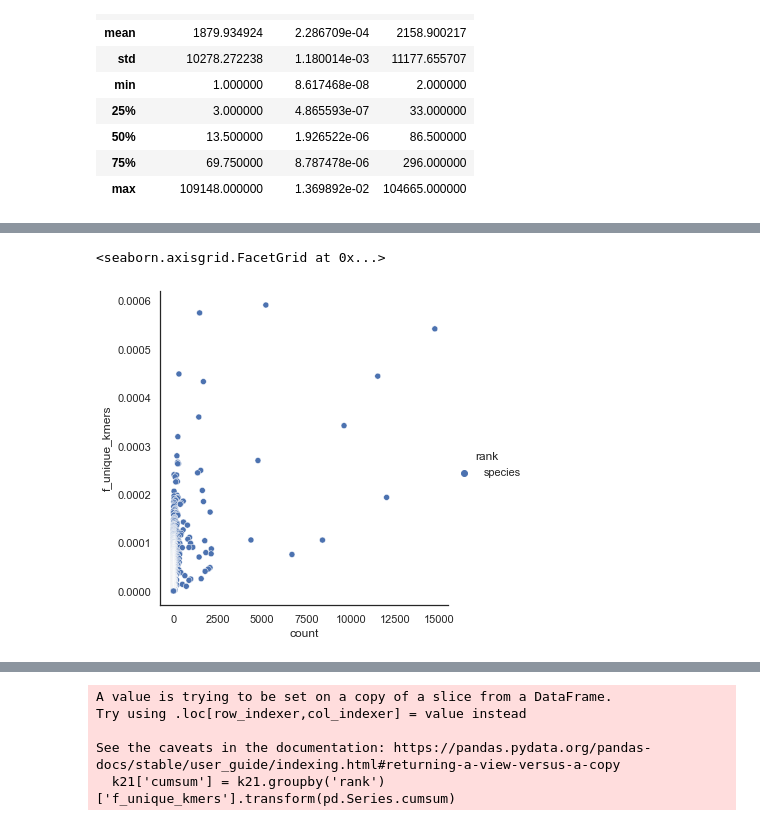
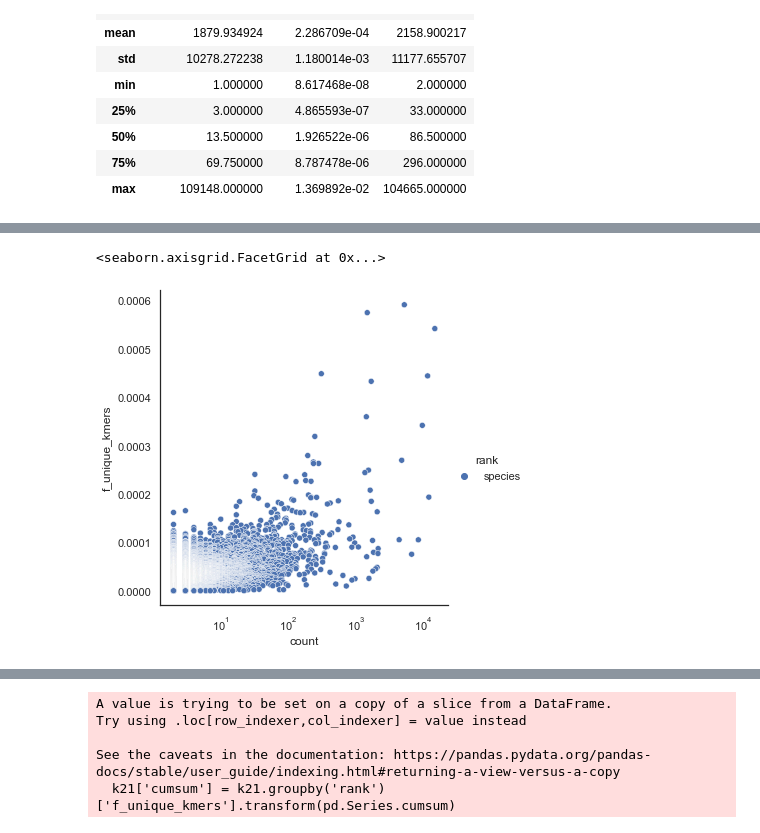
Before and after one commit to bluegenes/2021-rank-compare, a Jupyter notebook: notebooks/07.lca-unique-kmers.ipynb, the cells around one changed output, grey strips where cells are left out. Saved outputs shown, nothing was run; the diff lists cells and outputs as text; code cells hidden in the pictures.

Commit message:
add relplots

```diff
--- a/notebooks/07.lca-unique-kmers.ipynb
+++ b/notebooks/07.lca-unique-kmers.ipynb
@@ -50,3 +50,6 @@ lca_df.tail()
 | 24889 | genus | d__Archaea;p__Nanoarchaeota;c__Na... | 1 | 8.617468e-08 | protein-k11 |
 | 24890 | family | d__Archaea;p__Nanoarchaeota;c__Na... | 1 | 8.617468e-08 | protein-k11 |
 | 24891 | family | d__Archaea;p__Nanoarchaeota;c__Na... | 1 | 8.617468e-08 | protein-k11 |
+# %%
+lca_df[["alphabet", "ksize"]] = lca_df["alpha-ksize"].str.split('-', expand=True)
+lca_df.head()
@@ -196,9 +213,10 @@ k21.tail()
 # %%
-# Create a visualization
-sns.relplot(
+# log scale might help
+g = sns.relplot(
     data=k21[k21['rank'] == "species"],
     x="count", y="f_unique_kmers",
-    hue="rank")#, style="smoker", size="size",)
+    hue="rank")
+g.set(xscale='log')
 # %% [output]
 <seaborn.axisgrid.FacetGrid at 0x...>
-[figure, old version]
+[figure, new version]
```
Also changed, not shown: parts of 19 cells of this notebook.
